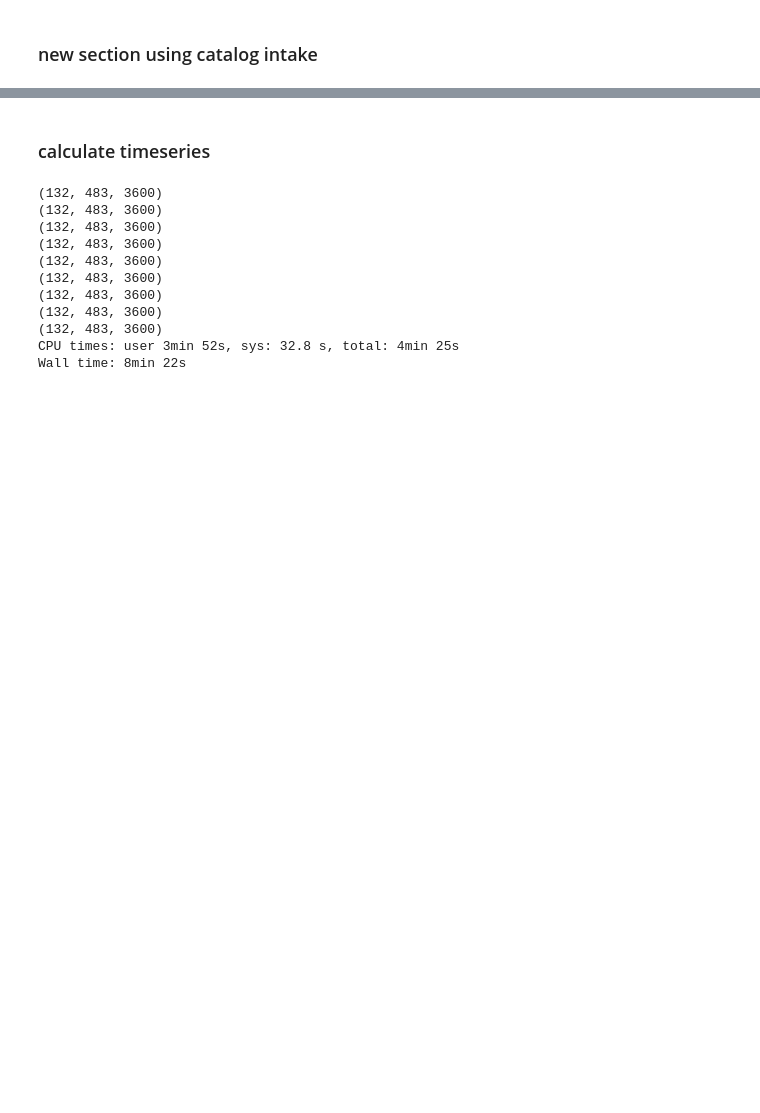
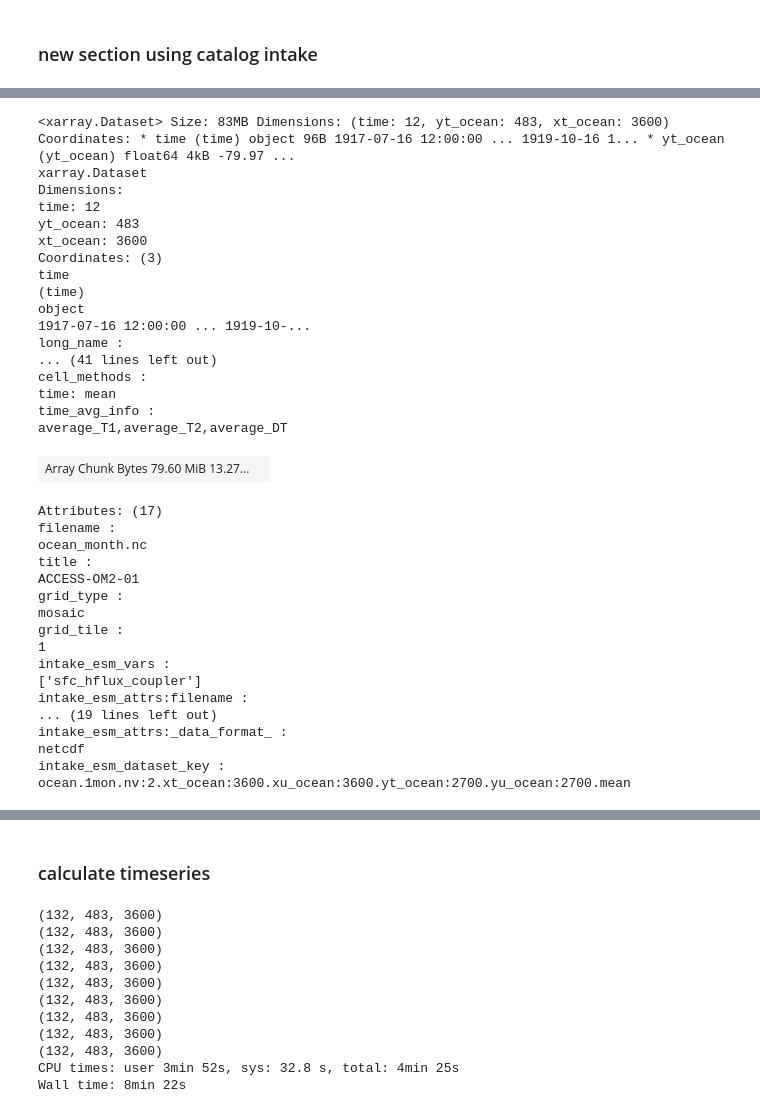
Before and after one commit to pedrocol/basal_mom5-collaborative-project, a Jupyter notebook: notebooks/heat_budget/heat_budget_shelf_SOFIA.ipynb, the cells around one changed output, grey strips where cells are left out. Cells and saved outputs as stored; diff of their text form; code cells hidden in the pictures; blank space fills up the shorter version.

```diff
--- a/notebooks/heat_budget/heat_budget_shelf_SOFIA.ipynb
+++ b/notebooks/heat_budget/heat_budget_shelf_SOFIA.ipynb
@@ -665,3 +1111,44 @@ Wall time: 46 μs
+# %%
+# sfc_hflux_from_runoff_ctrl
+
+july_oct_data = sfc_hflux_coupler_ctrl.sel(time=sfc_hflux_from_runoff_ctrl.time.dt.month.isin([7, 8, 9, 10]))
+july_oct_data
+# %% [output]
+<xarray.Dataset> Size: 83MB Dimensions: (time: 12, yt_ocean: 483, xt_ocean: 3600) Coordinates: * time (time) object 96B 1917-07-16 12:00:00 ... 1919-10-16 1... * yt_ocean (yt_ocean) float64 4kB -79.97 ...
+xarray.Dataset
+Dimensions:
+time: 12
+yt_ocean: 483
+xt_ocean: 3600
+Coordinates: (3)
+time
+(time)
+object
+1917-07-16 12:00:00 ... 1919-10-...
+long_name :
+... (41 lines left out)
+cell_methods :
+time: mean
+time_avg_info :
+average_T1,average_T2,average_DT
+| Array Chunk Bytes 79.60 MiB 13.27... |  |
+Attributes: (17)
+filename :
+ocean_month.nc
+title :
+ACCESS-OM2-01
+grid_type :
+mosaic
+grid_tile :
+1
+intake_esm_vars :
+['sfc_hflux_coupler']
+intake_esm_attrs:filename :
+... (19 lines left out)
+intake_esm_attrs:_data_format_ :
+netcdf
+intake_esm_dataset_key :
+ocean.1mon.nv:2.xt_ocean:3600.xu_ocean:3600.yt_ocean:2700.yu_ocean:2700.mean
 # %%
 %%time
 
```
Also changed, not shown: parts of 68 cells of this notebook, 3 other files.
